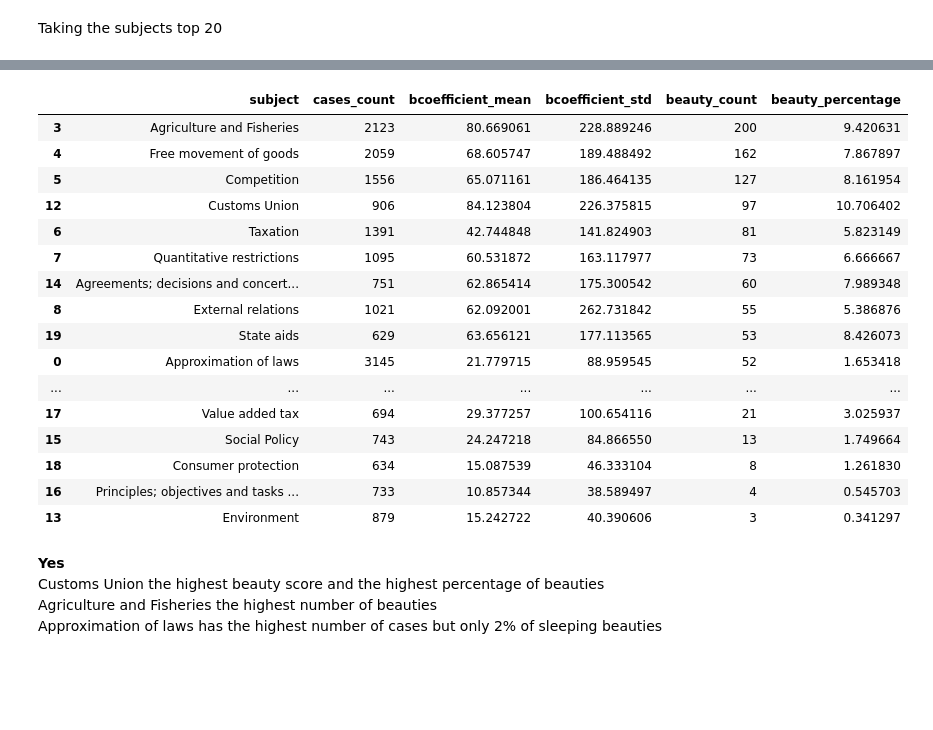
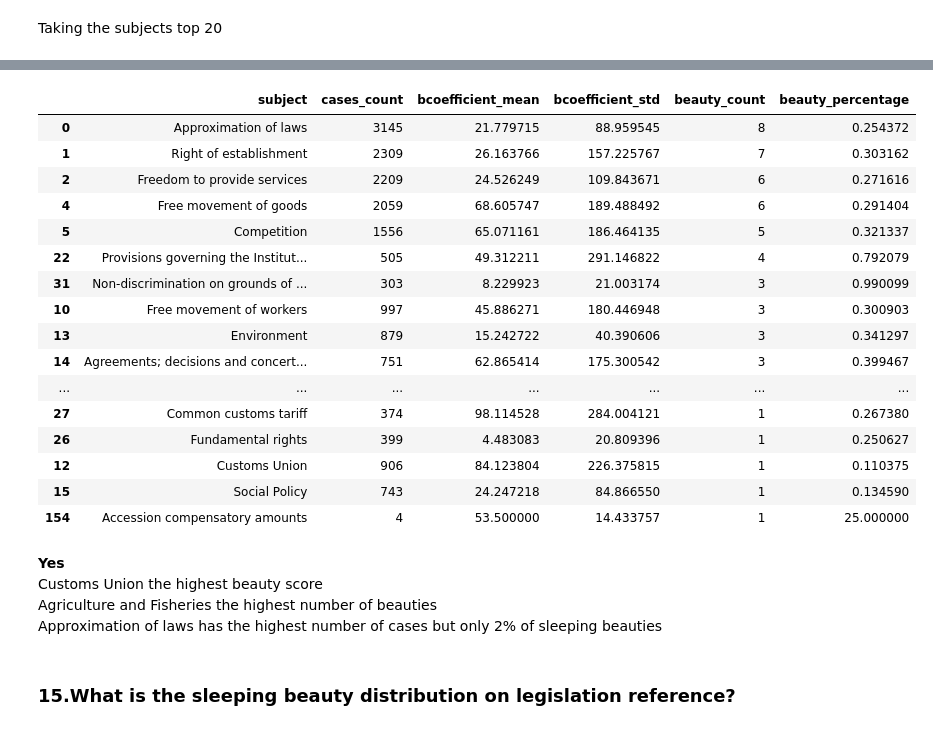
Before and after one commit to maastrichtlawtech/sleeping-beauties-case-law, a Jupyter notebook: notebooks/EDA_caselaw_beauties.ipynb, the cells around one changed output, grey strips where cells are left out. Saved outputs shown, nothing was run; the diff lists cells and outputs as text; code cells hidden in the pictures; blank space fills up the shorter version.

```diff
--- a/notebooks/EDA_caselaw_beauties.ipynb
+++ b/notebooks/EDA_caselaw_beauties.ipynb
@@ -382,7 +454,7 @@ Name: bcoefficient, dtype: float64
 # %% [markdown]
 ### 11. What are the top sleeping beauties in case law (highest beauty coefficient)?
 # %%
-# top 5% with at least 1 citation
-top5p = df.bcoefficient.quantile(0.95)
+# top 10% with at least 1 citation
+top5p = df.bcoefficient.quantile(0.99)
 top5p
 # %% [output]
@@ -449,3 +527,7 @@ Yes, they naturally are since beauty coefficient is dependent on number of citat
 ### 14.Are sleeping beauties more prevalent in certain subjects of law?
 # %% [markdown]
 Taking the subjects top 20
+# %%
+data_subjects = pd.read_csv('../datasets/subjects.csv')
+df_subjects = df\
+    .merge(data_subjects, how='inner', left_on='case_id', right_on='source')
@@ -452,43 +549,45 @@ Taking the subjects top 20
+# %%
+subjects = df_subjects.groupby('subject')\
+    .count()['case_id']\
+    .sort_values(ascending=False)\
+    .reset_index()\
+    .rename(columns={'case_id':'cases_count'})\
+#    .head(20) #all these subjects are above 2% of the total of cases
 # %%
-subjects = df.groupby('subject')\
-    .count()['case_id']\
-    .sort_values(ascending=False)\
-    .reset_index()\
-    .rename(columns={'case_id':'cases_count'})\
-    .head(20) #all these subjects are above 2% of the total of cases
-
 l1, l2, l3 = [], [], []
 for s in list(subjects.subject):
-    l1.append(df[df.subject == s].bcoefficient.mean())
-    l2.append(df[df.subject == s].bcoefficient.std())
-    l3.append(df[(df.subject == s) & (df.bcoefficient > top5p)].count()['bcoefficient'])
+    l1.append(df_subjects[df_subjects.subject == s].bcoefficient.mean())
+    l2.append(df_subjects[df_subjects.subject == s].bcoefficient.std())
+    l3.append(df_subjects[(df_subjects.subject == s) & (df.bcoefficient > top5p)].count()['bcoefficient'])
 
 subjects['bcoefficient_mean'] = l1
 subjects['bcoefficient_std'] = l2
 subjects['beauty_count'] = l3
 subjects['beauty_percentage'] = subjects['beauty_count']/subjects['cases_count']*100
 # %%
-subjects.sort_values('beauty_count', ascending = False)
+subjects[subjects['beauty_count'] > 0 ].sort_values('beauty_count', ascending = False)
 # %% [output]
 |  | subject | cases_count | bcoefficient_mean | bcoefficient_std | beauty_count | beauty_percentage |
-| 3 | Agriculture and Fisheries | 2123 | 80.669061 | 228.889246 | 200 | 9.420631 |
-| 4 | Free movement of goods | 2059 | 68.605747 | 189.488492 | 162 | 7.867897 |
-| 5 | Competition | 1556 | 65.071161 | 186.464135 | 127 | 8.161954 |
-| 12 | Customs Union | 906 | 84.123804 | 226.375815 | 97 | 10.706402 |
-| 6 | Taxation | 1391 | 42.744848 | 141.824903 | 81 | 5.823149 |
-| 7 | Quantitative restrictions | 1095 | 60.531872 | 163.117977 | 73 | 6.666667 |
-| 14 | Agreements; decisions and concert... | 751 | 62.865414 | 175.300542 | 60 | 7.989348 |
-| 8 | External relations | 1021 | 62.092001 | 262.731842 | 55 | 5.386876 |
-| 19 | State aids | 629 | 63.656121 | 177.113565 | 53 | 8.426073 |
-| 0 | Approximation of laws | 3145 | 21.779715 | 88.959545 | 52 | 1.653418 |
+| 0 | Approximation of laws | 3145 | 21.779715 | 88.959545 | 8 | 0.254372 |
+| 1 | Right of establishment | 2309 | 26.163766 | 157.225767 | 7 | 0.303162 |
+| 2 | Freedom to provide services | 2209 | 24.526249 | 109.843671 | 6 | 0.271616 |
+| 4 | Free movement of goods | 2059 | 68.605747 | 189.488492 | 6 | 0.291404 |
+| 5 | Competition | 1556 | 65.071161 | 186.464135 | 5 | 0.321337 |
+| 22 | Provisions governing the Institut... | 505 | 49.312211 | 291.146822 | 4 | 0.792079 |
+| 31 | Non-discrimination on grounds of ... | 303 | 8.229923 | 21.003174 | 3 | 0.990099 |
+| 10 | Free movement of workers | 997 | 45.886271 | 180.446948 | 3 | 0.300903 |
+| 13 | Environment | 879 | 15.242722 | 40.390606 | 3 | 0.341297 |
+| 14 | Agreements; decisions and concert... | 751 | 62.865414 | 175.300542 | 3 | 0.399467 |
 | ... | ... | ... | ... | ... | ... | ... |
-| 17 | Value added tax | 694 | 29.377257 | 100.654116 | 21 | 3.025937 |
-| 15 | Social Policy | 743 | 24.247218 | 84.866550 | 13 | 1.749664 |
-| 18 | Consumer protection | 634 | 15.087539 | 46.333104 | 8 | 1.261830 |
-| 16 | Principles; objectives and tasks ... | 733 | 10.857344 | 38.589497 | 4 | 0.545703 |
-| 13 | Environment | 879 | 15.242722 | 40.390606 | 3 | 0.341297 |
+| 27 | Common customs tariff | 374 | 98.114528 | 284.004121 | 1 | 0.267380 |
+| 26 | Fundamental rights | 399 | 4.483083 | 20.809396 | 1 | 0.250627 |
+| 12 | Customs Union | 906 | 84.123804 | 226.375815 | 1 | 0.110375 |
+| 15 | Social Policy | 743 | 24.247218 | 84.866550 | 1 | 0.134590 |
+| 154 | Accession compensatory amounts | 4 | 53.500000 | 14.433757 | 1 | 25.000000 |
 # %% [markdown]
 **Yes**
-Customs Union the highest beauty score and the highest percentage of beauties
+Customs Union the highest beauty score
 Agriculture and Fisheries the highest number of beauties
 Approximation of laws has the highest number of cases but only 2% of sleeping beauties
+# %% [markdown]
+### 15.What is the sleeping beauty distribution on legislation reference?
```
Also changed, not shown: parts of 111 cells of this notebook, 3 other files.
